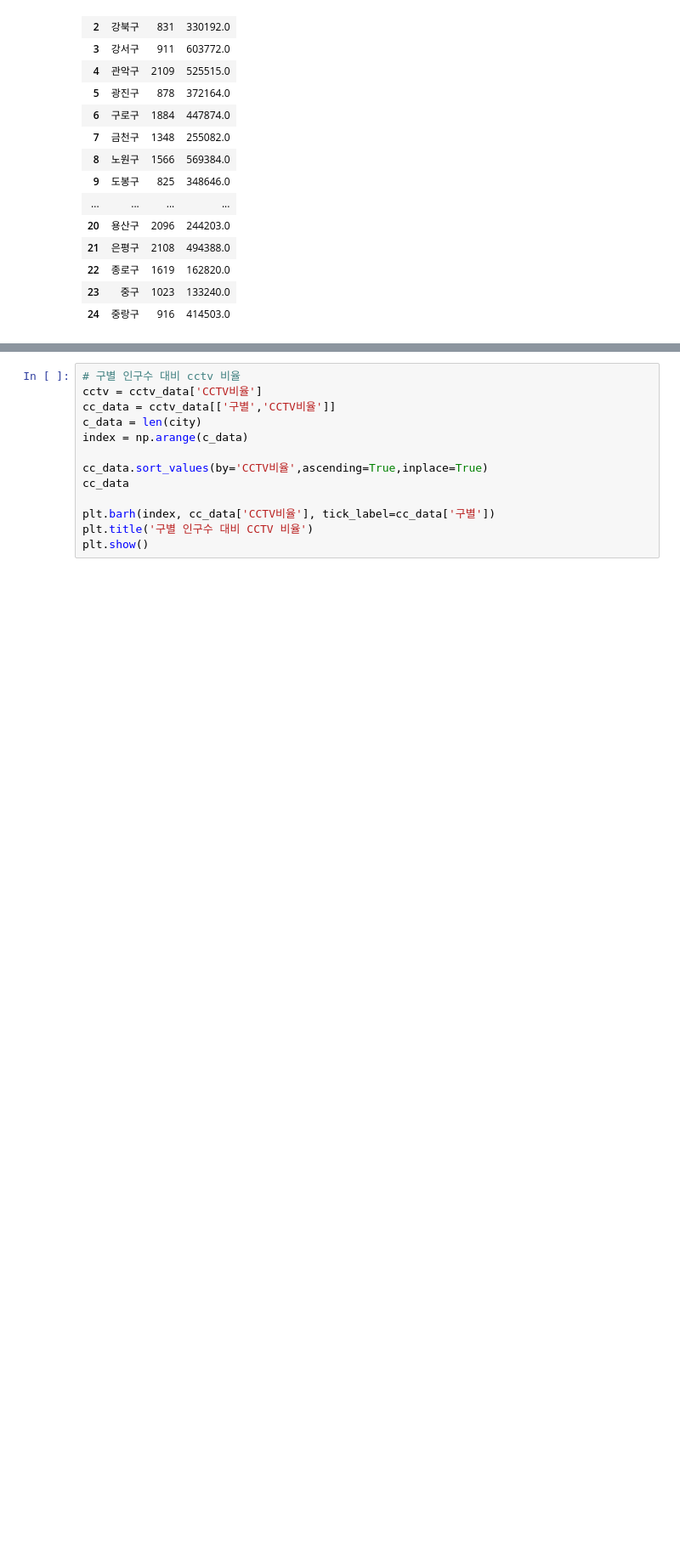
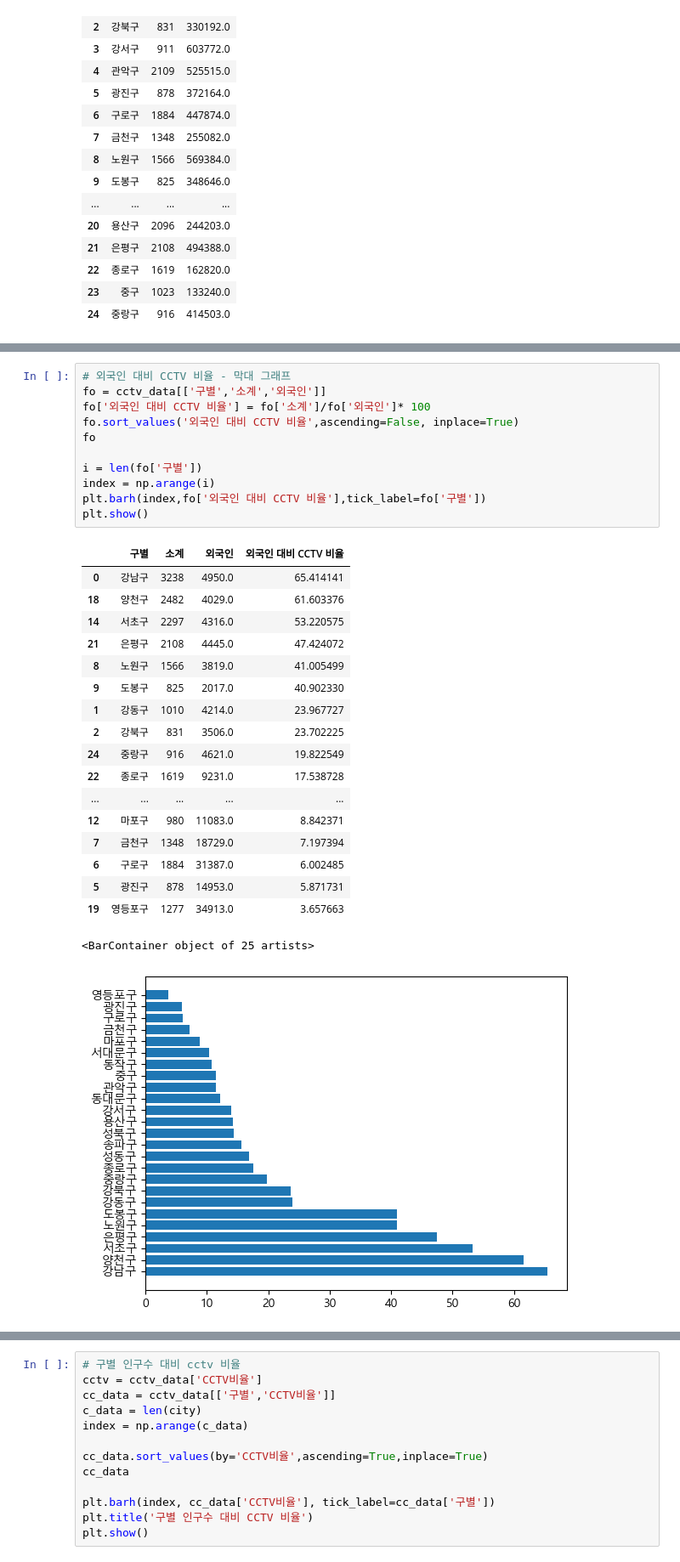
Before and after one commit to abcicecream/homewrork_incomplete, a Jupyter notebook: 과제1_CCTV.ipynb, the cells around one changed output, grey strips where cells are left out. Shown at 85% size. Drawn from its saved outputs; the diff is of its cells as text; blank space fills up the shorter version.

```diff
--- a/과제1_CCTV.ipynb
+++ b/과제1_CCTV.ipynb
@@ -77,3 +135,34 @@ count_cctv
+# %%
+# 외국인 대비 CCTV 비율 - 막대 그래프
+fo = cctv_data[['구별','소계','외국인']]
+fo['외국인 대비 CCTV 비율'] = fo['소계']/fo['외국인']* 100
+fo.sort_values('외국인 대비 CCTV 비율',ascending=False, inplace=True)
+fo
+
+i = len(fo['구별'])
+index = np.arange(i)
+plt.barh(index,fo['외국인 대비 CCTV 비율'],tick_label=fo['구별'])
+plt.show()
+# %% [output]
+|  | 구별 | 소계 | 외국인 | 외국인 대비 CCTV 비율 |
+| 0 | 강남구 | 3238 | 4950.0 | 65.414141 |
+| 18 | 양천구 | 2482 | 4029.0 | 61.603376 |
+| 14 | 서초구 | 2297 | 4316.0 | 53.220575 |
+| 21 | 은평구 | 2108 | 4445.0 | 47.424072 |
+| 8 | 노원구 | 1566 | 3819.0 | 41.005499 |
+| 9 | 도봉구 | 825 | 2017.0 | 40.902330 |
+| 1 | 강동구 | 1010 | 4214.0 | 23.967727 |
+| 2 | 강북구 | 831 | 3506.0 | 23.702225 |
+| 24 | 중랑구 | 916 | 4621.0 | 19.822549 |
+| 22 | 종로구 | 1619 | 9231.0 | 17.538728 |
+| ... | ... | ... | ... | ... |
+| 12 | 마포구 | 980 | 11083.0 | 8.842371 |
+| 7 | 금천구 | 1348 | 18729.0 | 7.197394 |
+| 6 | 구로구 | 1884 | 31387.0 | 6.002485 |
+| 5 | 광진구 | 878 | 14953.0 | 5.871731 |
+| 19 | 영등포구 | 1277 | 34913.0 | 3.657663 |
+<BarContainer object of 25 artists>
+[figure, added]
 # %%
 # 서울시 구별 인구수와 cctv 개수
 
```
Also changed, not shown: parts of 3 cells of this notebook, 1 other file.
